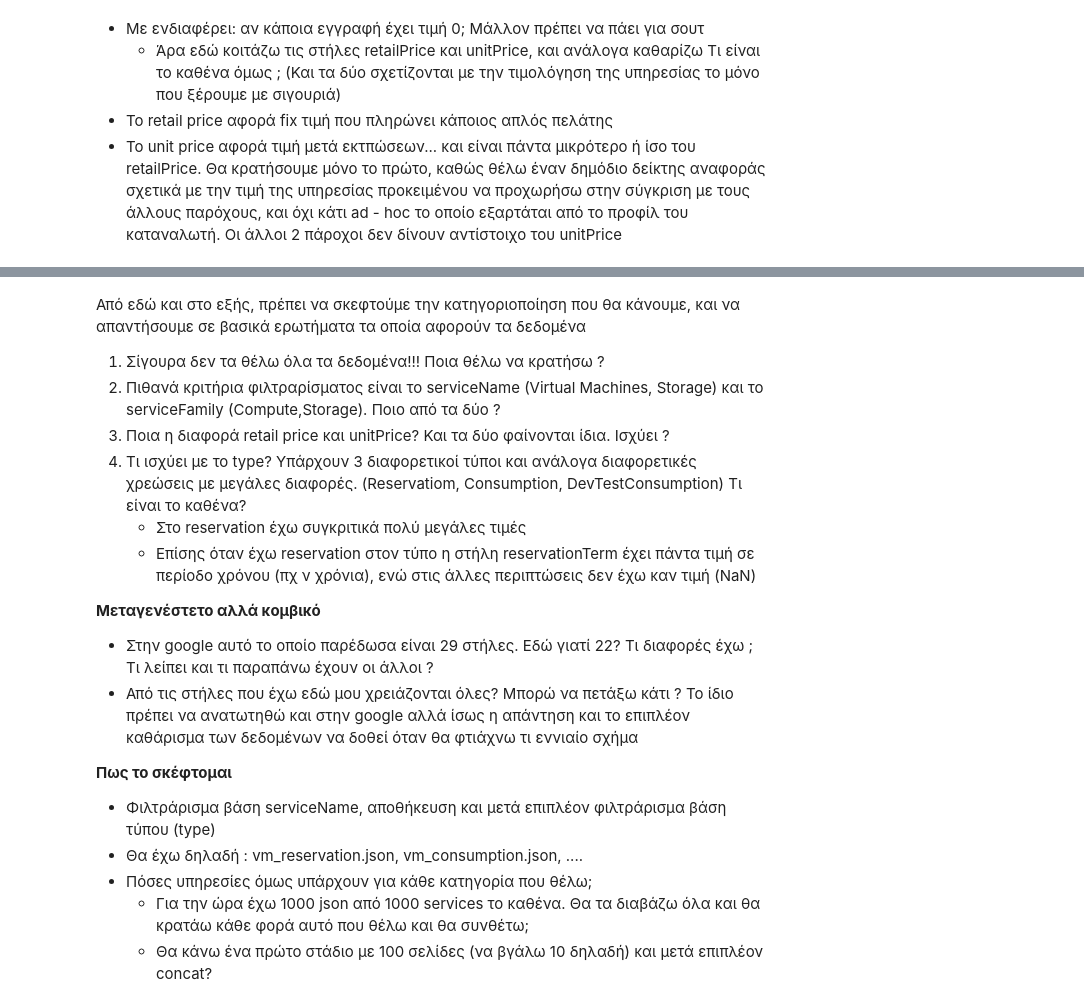
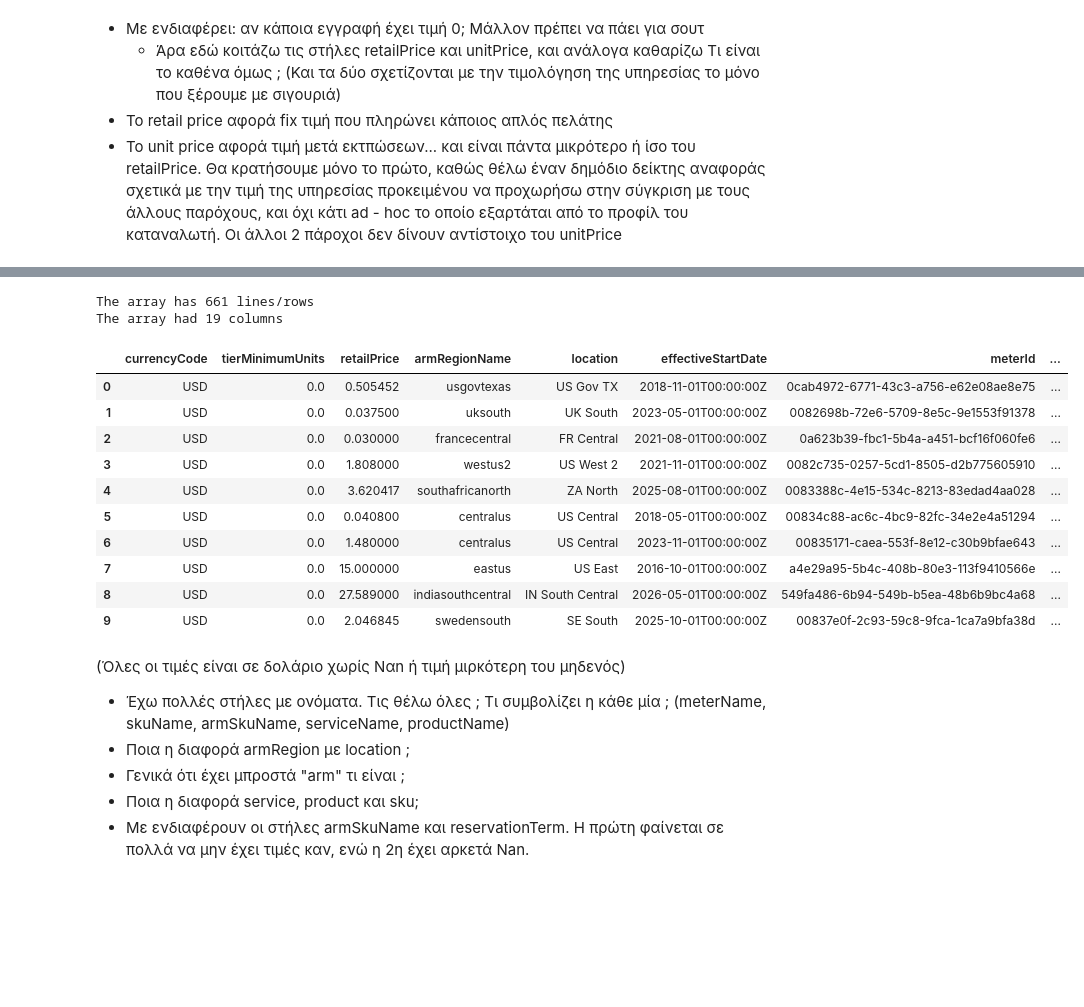
Before and after one commit to PanosVaritis/Pricing-ops-api, a Jupyter notebook: notebooks/azure_eda.ipynb, the cells around one changed output, grey strips where cells are left out. Drawn from its saved outputs; the diff is of its cells as text; code cells hidden in the pictures; blank space fills up the shorter version.

```diff
--- a/notebooks/azure_eda.ipynb
+++ b/notebooks/azure_eda.ipynb
@@ -147,19 +148,30 @@ The array had 20 columns
-# %% [markdown]
-Από εδώ και στο εξής, πρέπει να σκεφτούμε την κατηγοριοποίηση που θα κάνουμε, και να απαντήσουμε σε βασικά ερωτήματα τα οποία αφορούν τα δεδομένα
-1. Σίγουρα δεν τα θέλω όλα τα δεδομένα!!! Ποια θέλω να κρατήσω ?
-2. Πιθανά κριτήρια φιλτραρίσματος είναι το serviceName (Virtual Machines, Storage) και το serviceFamily (Compute,Storage).  Ποιο από τα δύο ?
-3. Ποια η διαφορά retail price και unitPrice? Και τα δύο φαίνονται ίδια. Ισχύει ?
-4. Τι ισχύει με το type? Υπάρχουν 3 διαφορετικοί τύποι και ανάλογα διαφορετικές χρεώσεις με μεγάλες διαφορές. (Reservatiom, Consumption, DevTestConsumption) Τι είναι το καθένα?
-    - Στο reservation έχω συγκριτικά πολύ μεγάλες τιμές
-    - Επίσης όταν έχω reservation στον τύπο η στήλη reservationTerm έχει πάντα τιμή σε περίοδο χρόνου (πχ ν χρόνια), ενώ στις άλλες περιπτώσεις δεν έχω καν τιμή (NaN)
-
-**Μεταγενέστετο αλλά κομβικό**
-- Στην google αυτό το οποίο παρέδωσα είναι 29 στήλες. Εδώ γιατί 22? Τι διαφορές έχω ; Τι λείπει και τι παραπάνω έχουν οι άλλοι ?
-- Από τις στήλες που έχω εδώ μου χρειάζονται όλες? Μπορώ να πετάξω κάτι ? Το ίδιο πρέπει να ανατωτηθώ και στην google αλλά ίσως η απάντηση και το επιπλέον καθάρισμα των δεδομένων να δοθεί όταν θα φτιάχνω τι εννιαίο σχήμα
-
-**Πως το σκέφτομαι**
-- Φιλτράρισμα βάση serviceName, αποθήκευση και μετά επιπλέον φιλτράρισμα βάση τύπου (type)
-- Θα έχω δηλαδή : vm_reservation.json, vm_consumption.json, ....
-- Πόσες υπηρεσίες όμως υπάρχουν για κάθε κατηγορία που θέλω;
-    - Για την ώρα έχω 1000 json από 1000 services το καθένα. Θα τα διαβάζω όλα και θα κρατάω κάθε φορά αυτό που θέλω και θα συνθέτω;
-    - Θα κάνω ένα πρώτο στάδιο με 100 σελίδες (να βγάλω 10 δηλαδή) και μετά επιπλέον concat?
+# %%
+df_flat = df_flat[df_flat['type'] == 'Consumption']
+df_flat = df_flat.reset_index(drop=True)
+df_flat= df_flat.drop(columns=['reservationTerm'], errors='ignore')
+
+print (f"The array has {df_flat.shape[0]} lines/rows")
+print (f"The array had {df_flat.shape[1]} columns")
+
+df_flat.head(10)
+# %% [output]
+The array has 661 lines/rows
+The array had 19 columns
+|  | currencyCode | tierMinimumUnits | retailPrice | armRegionName | location | effectiveStartDate | meterId | ... |
+| 0 | USD | 0.0 | 0.505452 | usgovtexas | US Gov TX | 2018-11-01T00:00:00Z | 0cab4972-6771-43c3-a756-e62e08ae8e75 | ... |
+| 1 | USD | 0.0 | 0.037500 | uksouth | UK South | 2023-05-01T00:00:00Z | 0082698b-72e6-5709-8e5c-9e1553f91378 | ... |
+| 2 | USD | 0.0 | 0.030000 | francecentral | FR Central | 2021-08-01T00:00:00Z | 0a623b39-fbc1-5b4a-a451-bcf16f060fe6 | ... |
+| 3 | USD | 0.0 | 1.808000 | westus2 | US West 2 | 2021-11-01T00:00:00Z | 0082c735-0257-5cd1-8505-d2b775605910 | ... |
+| 4 | USD | 0.0 | 3.620417 | southafricanorth | ZA North | 2025-08-01T00:00:00Z | 0083388c-4e15-534c-8213-83edad4aa028 | ... |
+| 5 | USD | 0.0 | 0.040800 | centralus | US Central | 2018-05-01T00:00:00Z | 00834c88-ac6c-4bc9-82fc-34e2e4a51294 | ... |
+| 6 | USD | 0.0 | 1.480000 | centralus | US Central | 2023-11-01T00:00:00Z | 00835171-caea-553f-8e12-c30b9bfae643 | ... |
+| 7 | USD | 0.0 | 15.000000 | eastus | US East | 2016-10-01T00:00:00Z | a4e29a95-5b4c-408b-80e3-113f9410566e | ... |
+| 8 | USD | 0.0 | 27.589000 | indiasouthcentral | IN South Central | 2026-05-01T00:00:00Z | 549fa486-6b94-549b-b5ea-48b6b9bc4a68 | ... |
+| 9 | USD | 0.0 | 2.046845 | swedensouth | SE South | 2025-10-01T00:00:00Z | 00837e0f-2c93-59c8-9fca-1ca7a9bfa38d | ... |
+# %% [markdown]
+(Όλες οι τιμές είναι σε δολάριο χωρίς Ναn ή τιμή μιρκότερη του μηδενός)
+- Έχω πολλές στήλες με ονόματα. Τις θέλω όλες ; Τι συμβολίζει η κάθε μία ; (meterName, skuName, armSkuName, serviceName, productName)
+- Ποια η διαφορά armRegion με location ;
+- Γενικά ότι έχει μπροστά "arm" τι είναι ;
+- Ποια η διαφορά service, product και sku;
+- Με ενδιαφέρουν οι στήλες armSkuName και reservationTerm. H πρώτη φαίνεται σε πολλά να μην έχει τιμές καν, ενώ η 2η έχει αρκετά Nan.
```
Also changed, not shown: parts of 3 cells of this notebook.
